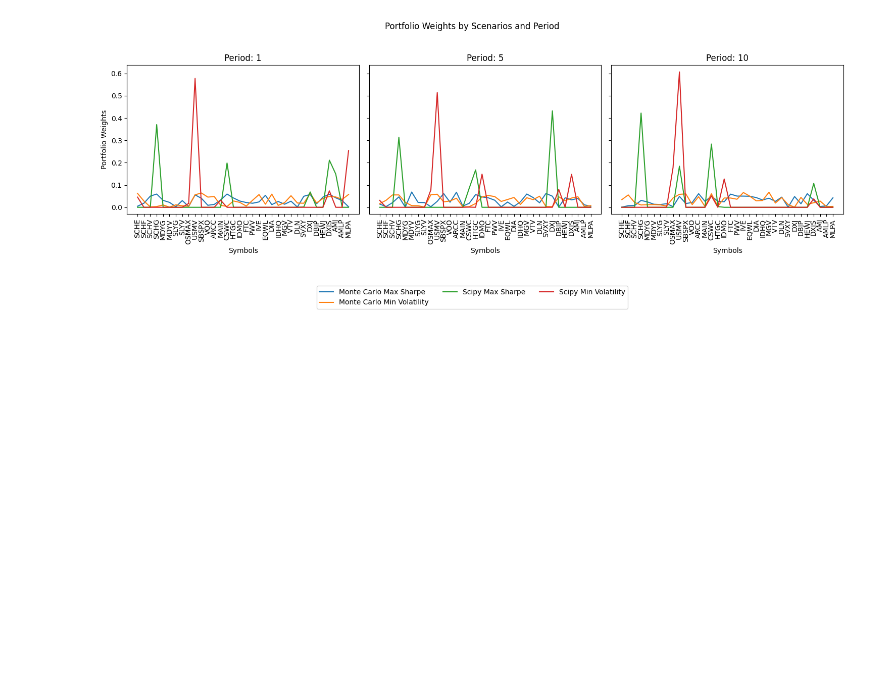
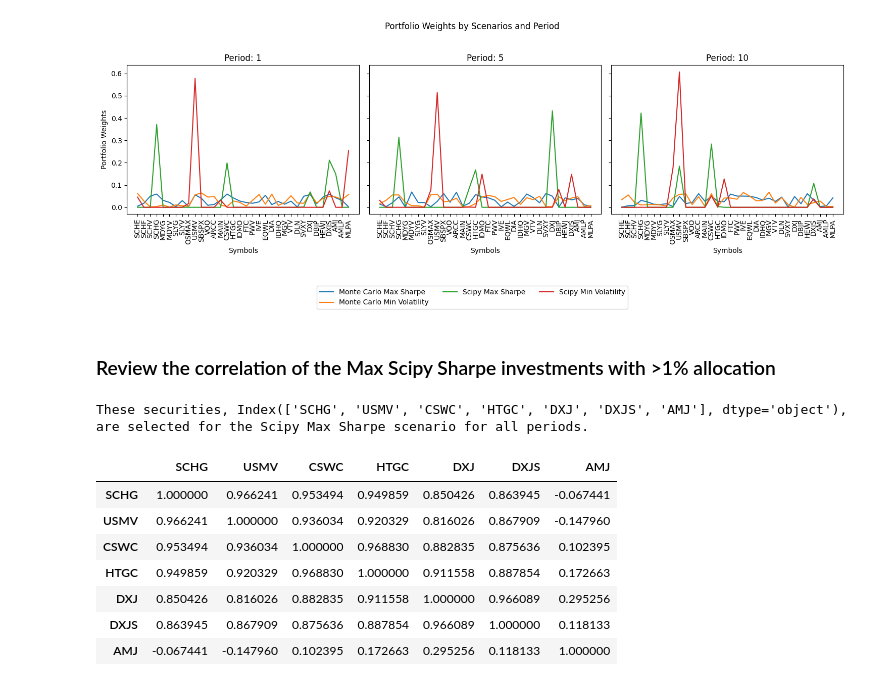
Before and after one commit to sean123174/codeLibrary, a Jupyter notebook: python/portfolio-optimization.ipynb, the cells around one changed output. Saved outputs shown, nothing was run; the diff lists cells and outputs as text; code cells hidden in the pictures; blank space fills up the shorter version.

Commit message:
Add correlation matrix for Scipy Max Sharpe

```diff
--- a/python/portfolio-optimization.ipynb
+++ b/python/portfolio-optimization.ipynb
@@ -945,3 +928,24 @@ plt.tight_layout(rect=[0, 0.03, 1, 0.95])  # Adjust the layout to make room for
 plt.show()
 # %% [output]
 [figure]
+# %% [markdown]
+### Review the correlation of the Max Scipy Sharpe investments with >1% allocation
+# %%
+# Select a list of securities fr the Max Scipy Sharpe with an allocation weight greater than 0.01
+scipy_max_sharpe_securities = df_portfolio_metrics_scenarios.loc[df_portfolio_metrics_scenarios['Scenario']=='Scipy Max Sharpe'].iloc[:,5:].columns[(df_portfolio_metrics_scenarios.loc[df_portfolio_metrics_scenarios['Scenario']=='Scipy Max Sharpe'].iloc[:,5:] > 0.01).any()]
+
+print(f"These securities, {scipy_max_sharpe_securities}, are selected for the Scipy Max Sharpe scenario for all periods.")
+# %% [output]
+These securities, Index(['SCHG', 'USMV', 'CSWC', 'HTGC', 'DXJ', 'DXJS', 'AMJ'], dtype='object'), are selected for the Scipy Max Sharpe scenario for all periods.
+# %%
+# Show correlation matrix for Scipy Max Sharpe Scenarios
+df.loc[:, scipy_max_sharpe_securities].corr()
+# %% [output]
+|  | SCHG | USMV | CSWC | HTGC | DXJ | DXJS | AMJ |
+| SCHG | 1.000000 | 0.966241 | 0.953494 | 0.949859 | 0.850426 | 0.863945 | -0.067441 |
+| USMV | 0.966241 | 1.000000 | 0.936034 | 0.920329 | 0.816026 | 0.867909 | -0.147960 |
+| CSWC | 0.953494 | 0.936034 | 1.000000 | 0.968830 | 0.882835 | 0.875636 | 0.102395 |
+| HTGC | 0.949859 | 0.920329 | 0.968830 | 1.000000 | 0.911558 | 0.887854 | 0.172663 |
+| DXJ | 0.850426 | 0.816026 | 0.882835 | 0.911558 | 1.000000 | 0.966089 | 0.295256 |
+| DXJS | 0.863945 | 0.867909 | 0.875636 | 0.887854 | 0.966089 | 1.000000 | 0.118133 |
+| AMJ | -0.067441 | -0.147960 | 0.102395 | 0.172663 | 0.295256 | 0.118133 | 1.000000 |
```
Also changed, not shown: parts of 1 cell of this notebook.
